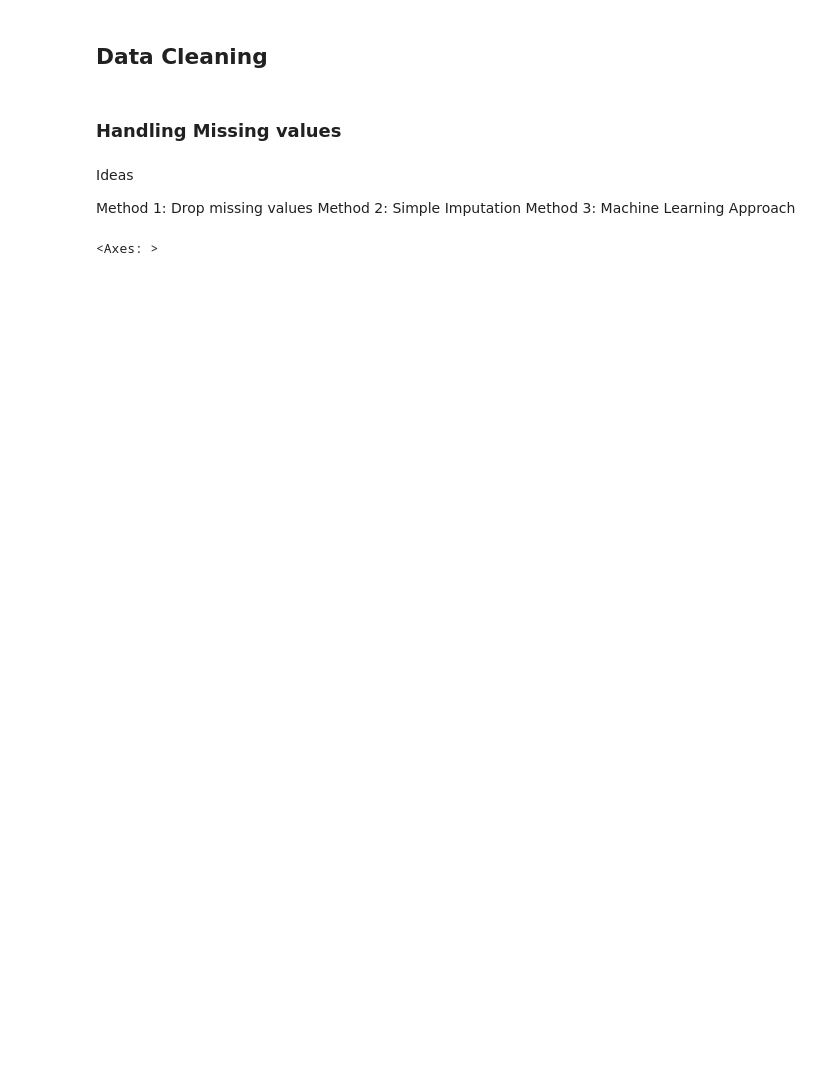
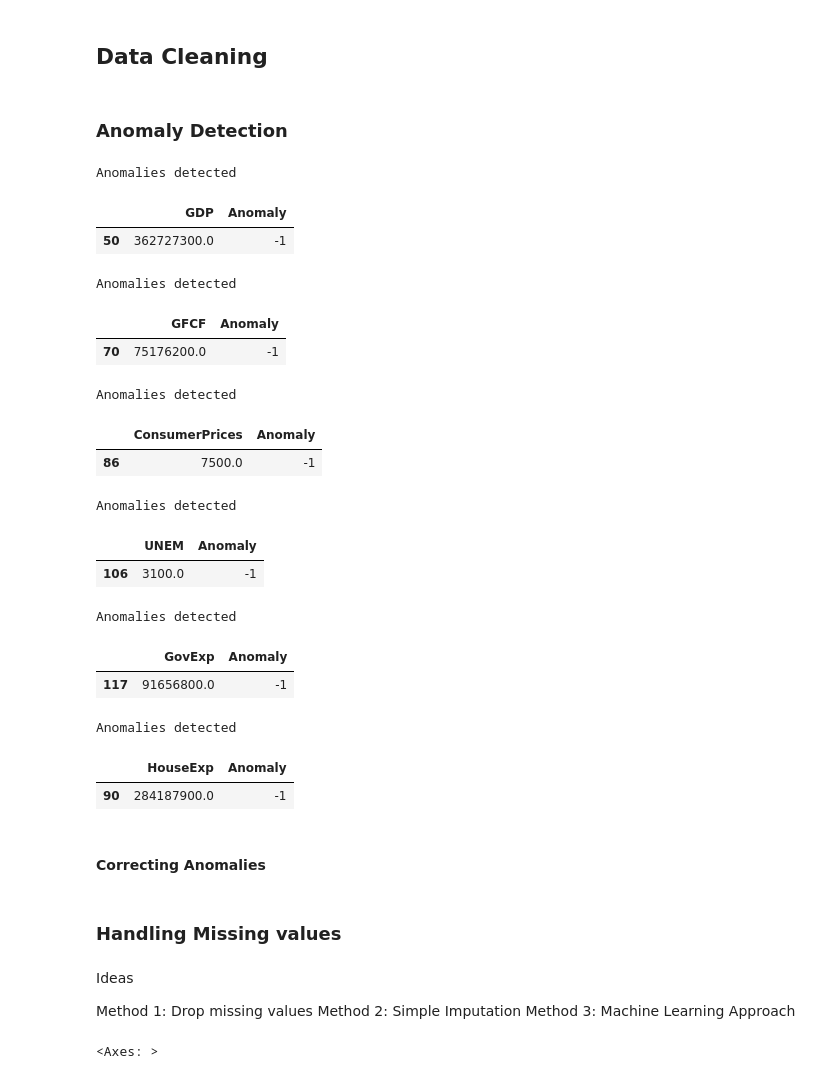
Before and after one commit to Mdhlalose/sarb-data-science-exercise, a Jupyter notebook: code.ipynb, the cells around one changed output. Saved outputs shown, nothing was run; the diff lists cells and outputs as text; code cells hidden in the pictures; blank space fills up the shorter version.

```diff
--- a/code.ipynb
+++ b/code.ipynb
@@ -79,2 +84,4 @@ sns.heatmap(df.isnull(), yticklabels=False, cbar=False, cmap=custom_cmap)
 # %% [markdown]
 ## Data Cleaning
+# %% [markdown]
+### Anomaly Detection
@@ -80,0 +103,74 @@ sns.heatmap(df.isnull(), yticklabels=False, cbar=False, cmap=custom_cmap)
+# %%
+anomalies = anomaly_per_column(df, 'GDP')
+if not anomalies.empty:
+    print("Anomalies detected")
+else:
+    print("No anomalies detected.")
+
+anomalies.head()
+# %% [output]
+Anomalies detected
+|  | GDP | Anomaly |
+| 50 | 362727300.0 | -1 |
+# %%
+anomalies = anomaly_per_column(df, 'GFCF')
+if not anomalies.empty:
+    print("Anomalies detected")
+else:
+    print("No anomalies detected.")
+
+anomalies.head()
+# %% [output]
+Anomalies detected
+|  | GFCF | Anomaly |
+| 70 | 75176200.0 | -1 |
+# %%
+anomalies = anomaly_per_column(df, 'ConsumerPrices')
+if not anomalies.empty:
+    print("Anomalies detected")
+else:
+    print("No anomalies detected.")
+
+anomalies.head()
+# %% [output]
+Anomalies detected
+|  | ConsumerPrices | Anomaly |
+| 86 | 7500.0 | -1 |
+# %%
+anomalies = anomaly_per_column(df, 'UNEM')
+if not anomalies.empty:
+    print("Anomalies detected")
+else:
+    print("No anomalies detected.")
+
+anomalies.head()
+# %% [output]
+Anomalies detected
+|  | UNEM | Anomaly |
+| 106 | 3100.0 | -1 |
+# %%
+anomalies = anomaly_per_column(df, 'GovExp')
+if not anomalies.empty:
+    print("Anomalies detected")
+else:
+    print("No anomalies detected.")
+
+anomalies.head()
+# %% [output]
+Anomalies detected
+|  | GovExp | Anomaly |
+| 117 | 91656800.0 | -1 |
+# %%
+anomalies = anomaly_per_column(df, 'HouseExp')
+if not anomalies.empty:
+    print("Anomalies detected")
+else:
+    print("No anomalies detected.")
+
+anomalies.head()
+# %% [output]
+Anomalies detected
+|  | HouseExp | Anomaly |
+| 90 | 284187900.0 | -1 |
+# %% [markdown]
+#### Correcting Anomalies
```
Also changed, not shown: parts of 9 cells of this notebook, 1 other file.
